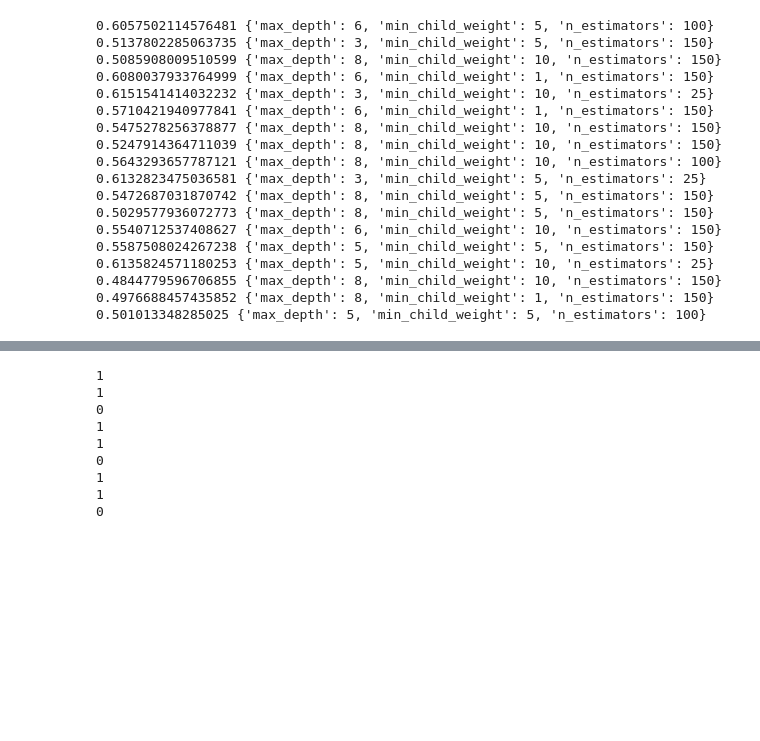
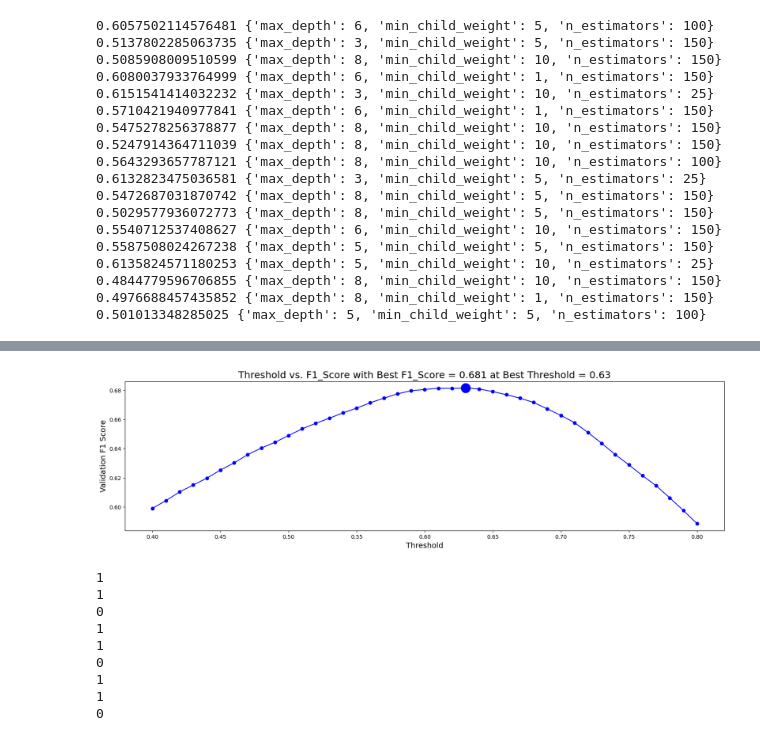
Before and after one commit to yaobviously/kaggle_predict_students, a Jupyter notebook: training_model.ipynb, the cells around one changed output, grey strips where cells are left out. Saved outputs shown, nothing was run; the diff lists cells and outputs as text; code cells hidden in the pictures; blank space fills up the shorter version.

```diff
--- a/training_model.ipynb
+++ b/training_model.ipynb
@@ -386,3 +367,18 @@ result_df.groupby('question').mean()
+# %%
+# stealing a plot from another person, but it looks nice
+
+plt.figure(figsize=(20, 5))
+plt.plot(thresholds, scores, "-o", color="blue")
+plt.scatter([best_threshold], [best_score], color="blue", s=300, alpha=1)
+plt.xlabel("Threshold", size=14)
+plt.ylabel("Validation F1 Score", size=14)
+plt.title(
+    f"Threshold vs. F1_Score with Best F1_Score = {best_score:.3f} at Best Threshold = {best_threshold:.3}",
+    size=18,
+)
+plt.show()
+# %% [output]
+[figure, added]
 # %%
 def prep_data(df=None):
     "how to prep the data for the kaggle notebook"
```
Also changed, not shown: parts of 7 cells of this notebook.
